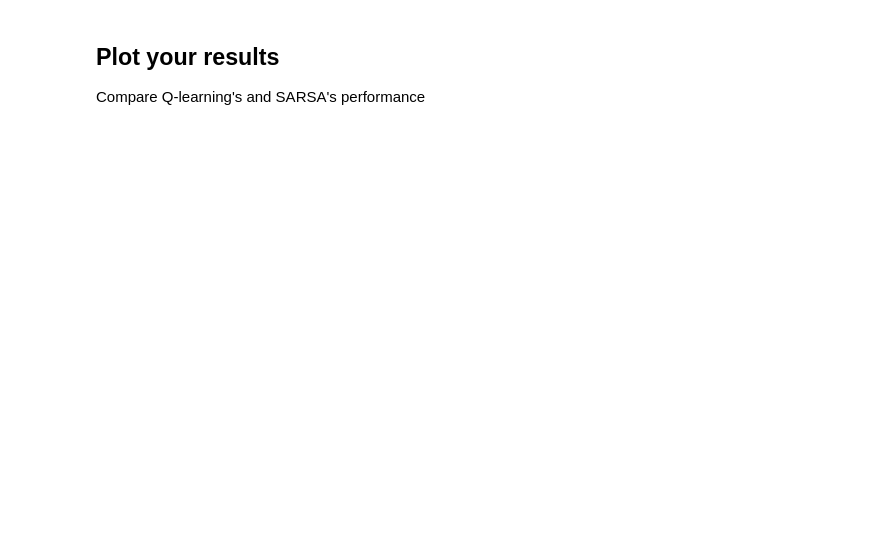
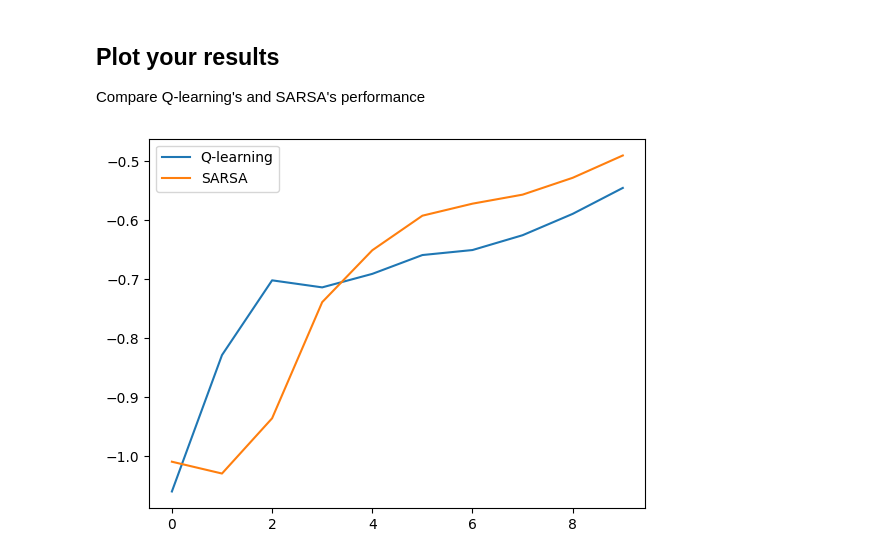
Before and after one commit to Thach375/Foundation-model-lab-PhamNgocThach-20235556, a Jupyter notebook: ML-exercises/Ex18/Lab02/Lab02_problem.ipynb, the cells around one changed output. Drawn from its saved outputs; the diff is of its cells as text; code cells hidden in the pictures; blank space fills up the shorter version.

```diff
--- a/ML-exercises/Ex18/Lab02/Lab02_problem.ipynb
+++ b/ML-exercises/Ex18/Lab02/Lab02_problem.ipynb
@@ -121,29 +344,3 @@ Meaning: the sequence of observation is
 > $S_t \to A_t \to R \to S_{t+1} \to A_{t+1}$
 
 *HENCE*: **S-A-R-S-A**
-# %%
-# Implement your agent
-class SARSA_agent(MABe_agent):
-  def __init__(envir, init_location, epsilon):
-    super(Q_agent, self).__init__(envir, init_location, epsilon)
-    # TODO: initialize your Q table
-    self.Q_table = None
-
-  # Overide method
-  def getAction(self, observation):
-    # TODO: return your action
-    ocation_now, action_space, pre_reward = observation
-    # NOTICE: the first observation is (NONE, [0,1,2,3], None)
-    # You should process the 'None' value
-    if location_now is not None:
-      self.location_now = location_now
-
-    if pre_reward is not None:
-      self.reward_trace.append(pre_reward)
-
-    # example: get random action
-    action = np.random.choice(action_space, p=[1/(len(action_space)) for action in action_space])
-
-    # Assert valid action
-    assert action in action_space, "INVALID action taken"
-    return action
@@ -150,7 +438,7 @@ class SARSA_agent(MABe_agent):
 # %%
 init_location=0
-dummy_sarsa_agent = SARSA_agent(envir=Envir, init_location=init_location)
-
+epsilon = 1e-2
+dummy_sarsa_agent = SARSA_agent(envir=Envir, init_location=init_location, epsilon = epsilon)
 num_iter = 1000
 
 log_freq = 100
@@ -159,10 +447,10 @@ Data_plot2 = []
 for i in range(num_iter):
   env_observation = (init_location, Envir.action_space, None)
   if i > 0:
-    env_observation = Envir.get_Observation(location=dummyAgent.location_now, action=chosen_action)
+    env_observation = Envir.get_Observation(location=dummy_sarsa_agent.location_now, action=chosen_action)
 
-  chosen_action = dummyAgent.getAction(observation=env_observation)
+  chosen_action = dummy_sarsa_agent.getAction(observation=env_observation)
   if (i + 1) % log_freq == 0:
-    aver = np.mean(dummyAgent.reward_trace)
+    aver = np.mean(dummy_sarsa_agent.reward_trace)
     Data_plot2.append(aver)
-    print('iter: ' + str(i + 1) + '\t Total reward: ' + str(dummyAgent.get_TotalReward()) + '\t Average: ' + str(aver))
+    print('iter: ' + str(i + 1) + '\t Total reward: ' + str(dummy_sarsa_agent.get_TotalReward()) + '\t Average: ' + str(aver))
@@ -176,0 +474,9 @@ import matplotlib.pyplot as plt
+# %%
+# TODO: visualize your agent's performance
+fig = plt.figure()
+plt.plot(Data_plot1, label="Q-learning")
+plt.plot(Data_plot2, label="SARSA")
+plt.legend()
+plt.show()
+# %% [output]
+[figure, added]
```
Also changed, not shown: parts of 11 cells of this notebook, 1 other file.
